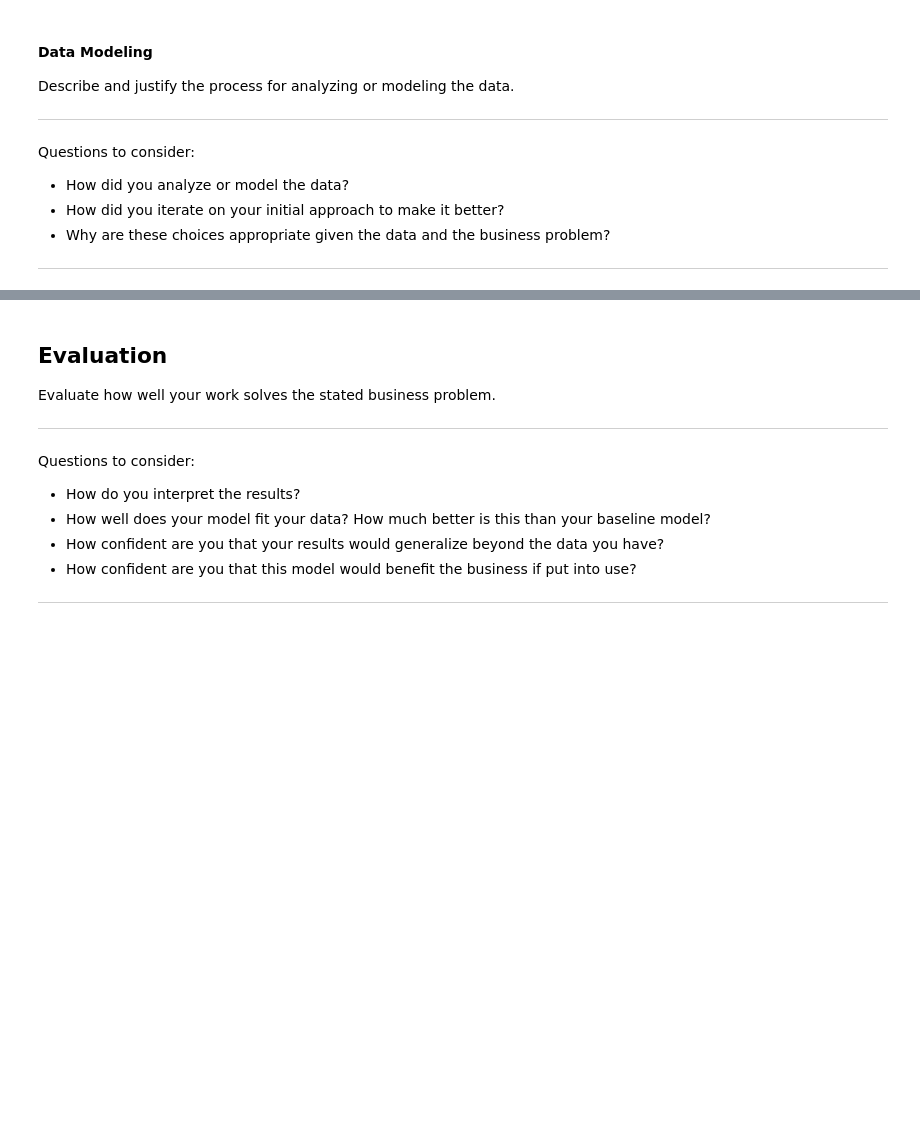
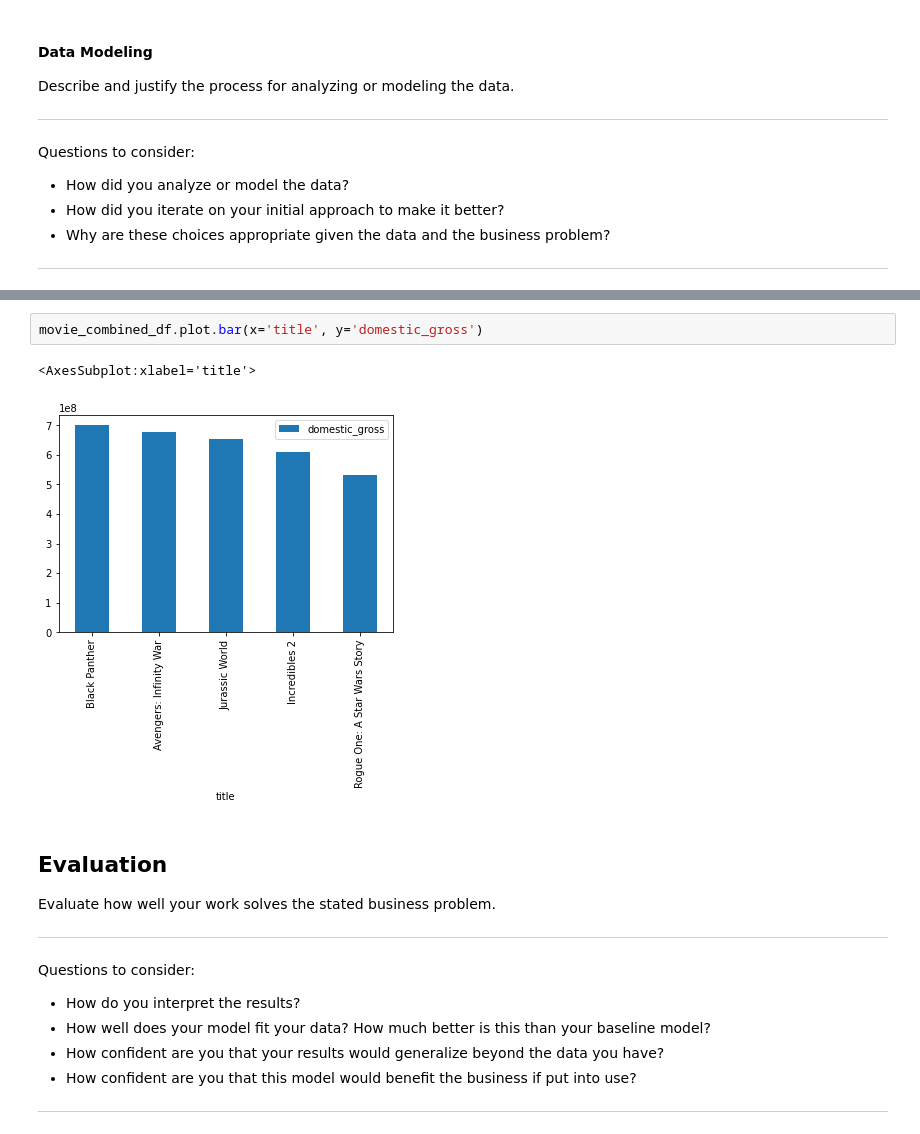
Before and after one commit to ashakeri92/dsc-phase-1-project-v2-3, a Jupyter notebook: analysis.ipynb, the cells around one changed output, grey strips where cells are left out. Saved outputs shown, nothing was run; the diff lists cells and outputs as text; blank space fills up the shorter version.

```diff
--- a/analysis.ipynb
+++ b/analysis.ipynb
@@ -274,3 +270,8 @@ Questions to consider:
+# %%
+movie_combined_df.plot.bar(x='title', y='domestic_gross')
+# %% [output]
+<AxesSubplot:xlabel='title'>
+[figure, added]
 # %% [markdown]
 ## Evaluation
 Evaluate how well your work solves the stated business problem.
```
Also changed, not shown: parts of 2 cells of this notebook.
